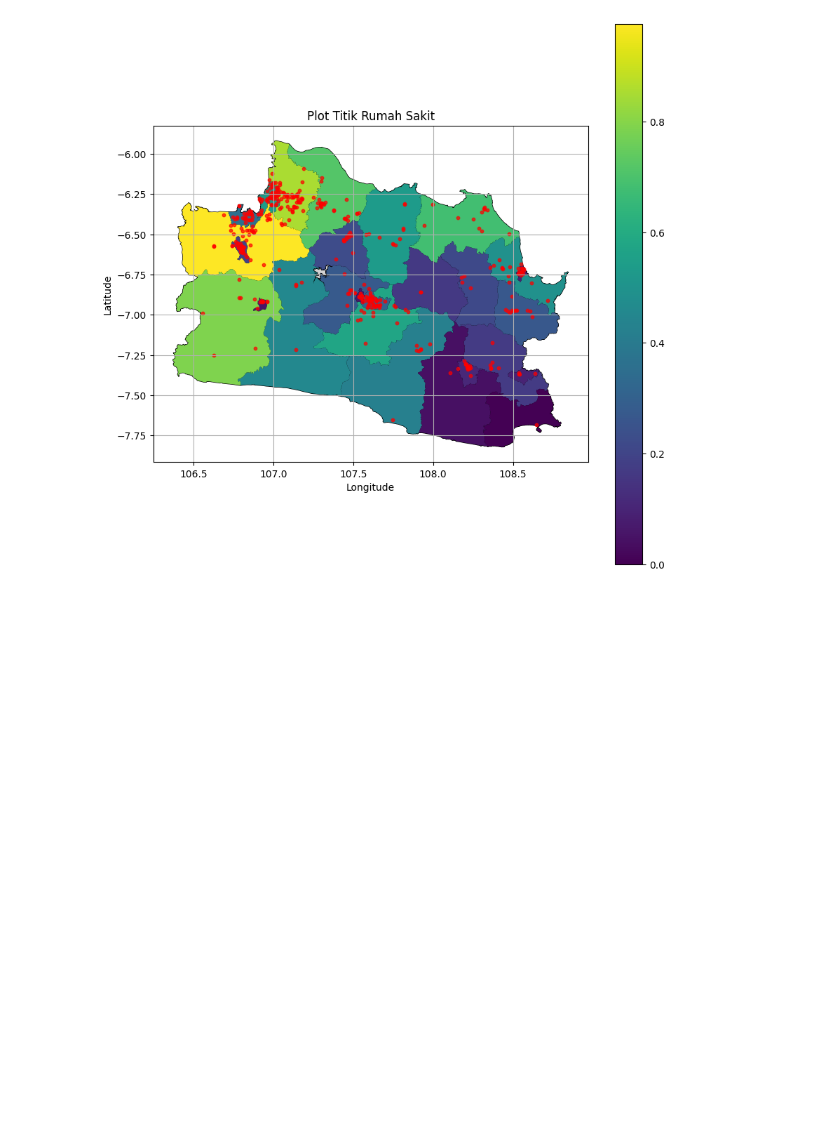
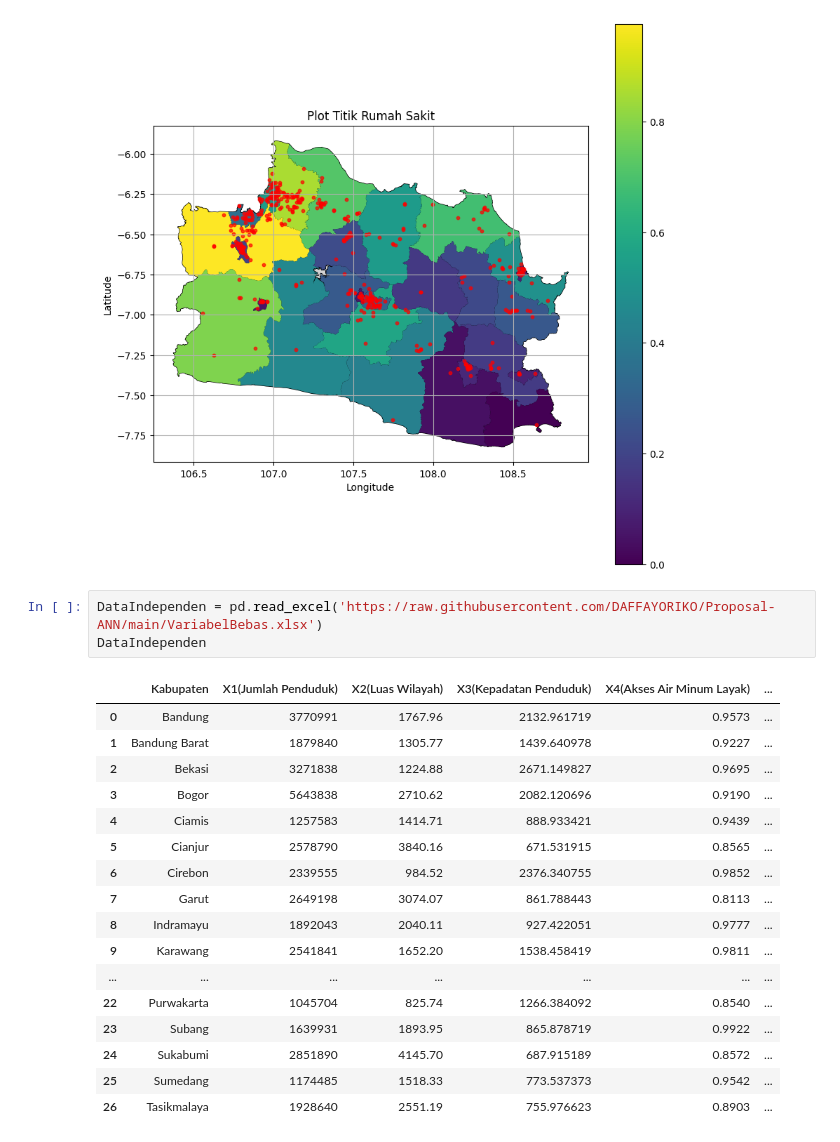
Before and after one commit to DAFFAYORIKO/Proposal-ANN, a Jupyter notebook: Code_Proposal.ipynb, the cells around one changed output. Cells and saved outputs as stored; diff of their text form; blank space fills up the shorter version.

```diff
--- a/Code_Proposal.ipynb
+++ b/Code_Proposal.ipynb
@@ -458,3 +459,24 @@ plt.savefig('Peta Sebaran Titik.png')
 plt.show()
 # %% [output]
 [figure]
+# %%
+DataIndependen = pd.read_excel('https://raw.githubusercontent.com/DAFFAYORIKO/Proposal-ANN/main/VariabelBebas.xlsx')
+DataIndependen
+# %% [output]
+|  | Kabupaten | X1(Jumlah Penduduk) | X2(Luas Wilayah) | X3(Kepadatan Penduduk) | X4(Akses Air Minum Layak) | ... |
+| 0 | Bandung | 3770991 | 1767.96 | 2132.961719 | 0.9573 | ... |
+| 1 | Bandung Barat | 1879840 | 1305.77 | 1439.640978 | 0.9227 | ... |
+| 2 | Bekasi | 3271838 | 1224.88 | 2671.149827 | 0.9695 | ... |
+| 3 | Bogor | 5643838 | 2710.62 | 2082.120696 | 0.9190 | ... |
+| 4 | Ciamis | 1257583 | 1414.71 | 888.933421 | 0.9439 | ... |
+| 5 | Cianjur | 2578790 | 3840.16 | 671.531915 | 0.8565 | ... |
+| 6 | Cirebon | 2339555 | 984.52 | 2376.340755 | 0.9852 | ... |
+| 7 | Garut | 2649198 | 3074.07 | 861.788443 | 0.8113 | ... |
+| 8 | Indramayu | 1892043 | 2040.11 | 927.422051 | 0.9777 | ... |
+| 9 | Karawang | 2541841 | 1652.20 | 1538.458419 | 0.9811 | ... |
+| ... | ... | ... | ... | ... | ... | ... |
+| 22 | Purwakarta | 1045704 | 825.74 | 1266.384092 | 0.8540 | ... |
+| 23 | Subang | 1639931 | 1893.95 | 865.878719 | 0.9922 | ... |
+| 24 | Sukabumi | 2851890 | 4145.70 | 687.915189 | 0.8572 | ... |
+| 25 | Sumedang | 1174485 | 1518.33 | 773.537373 | 0.9542 | ... |
+| 26 | Tasikmalaya | 1928640 | 2551.19 | 755.976623 | 0.8903 | ... |
```
Also changed, not shown: parts of 4 cells of this notebook.
